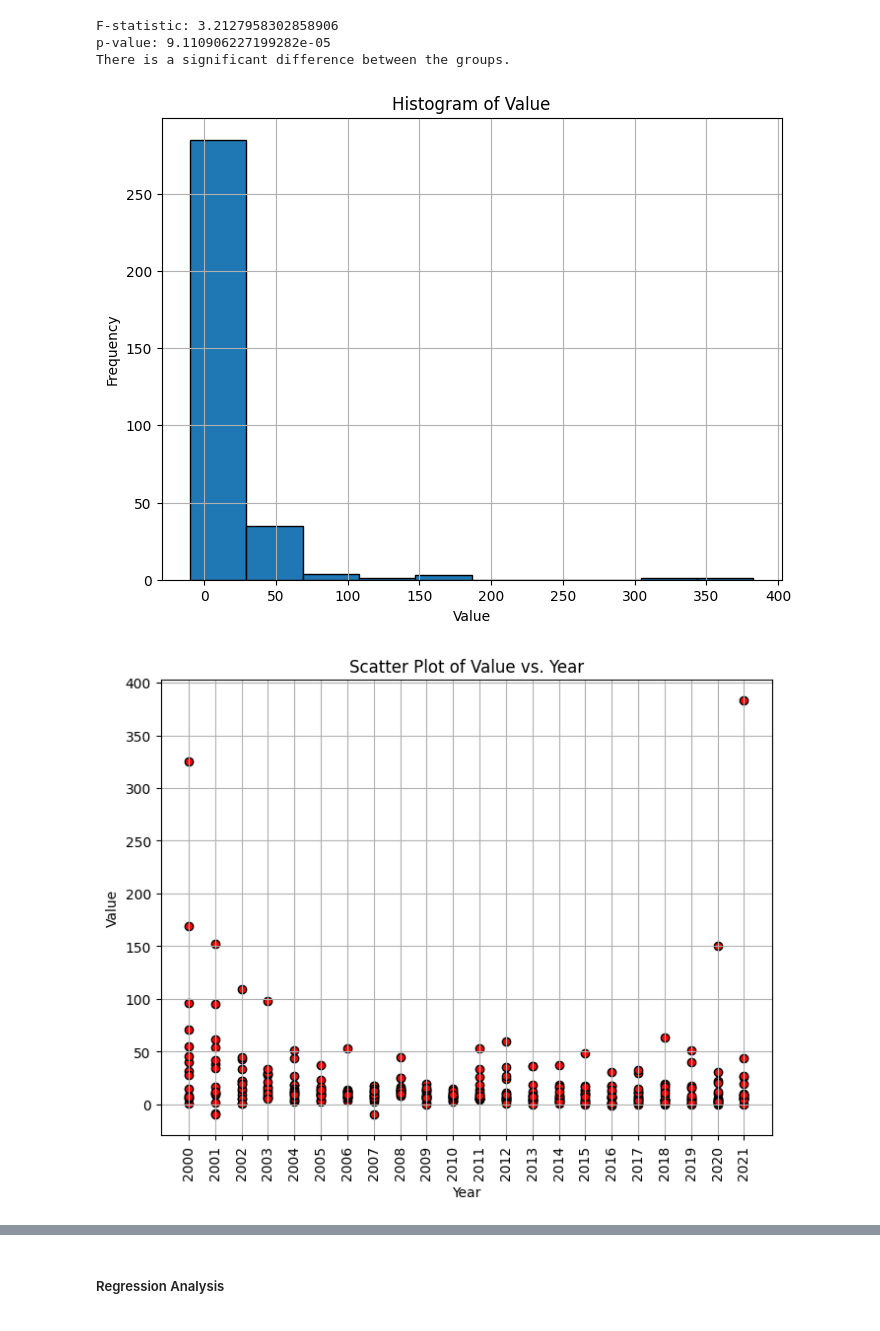
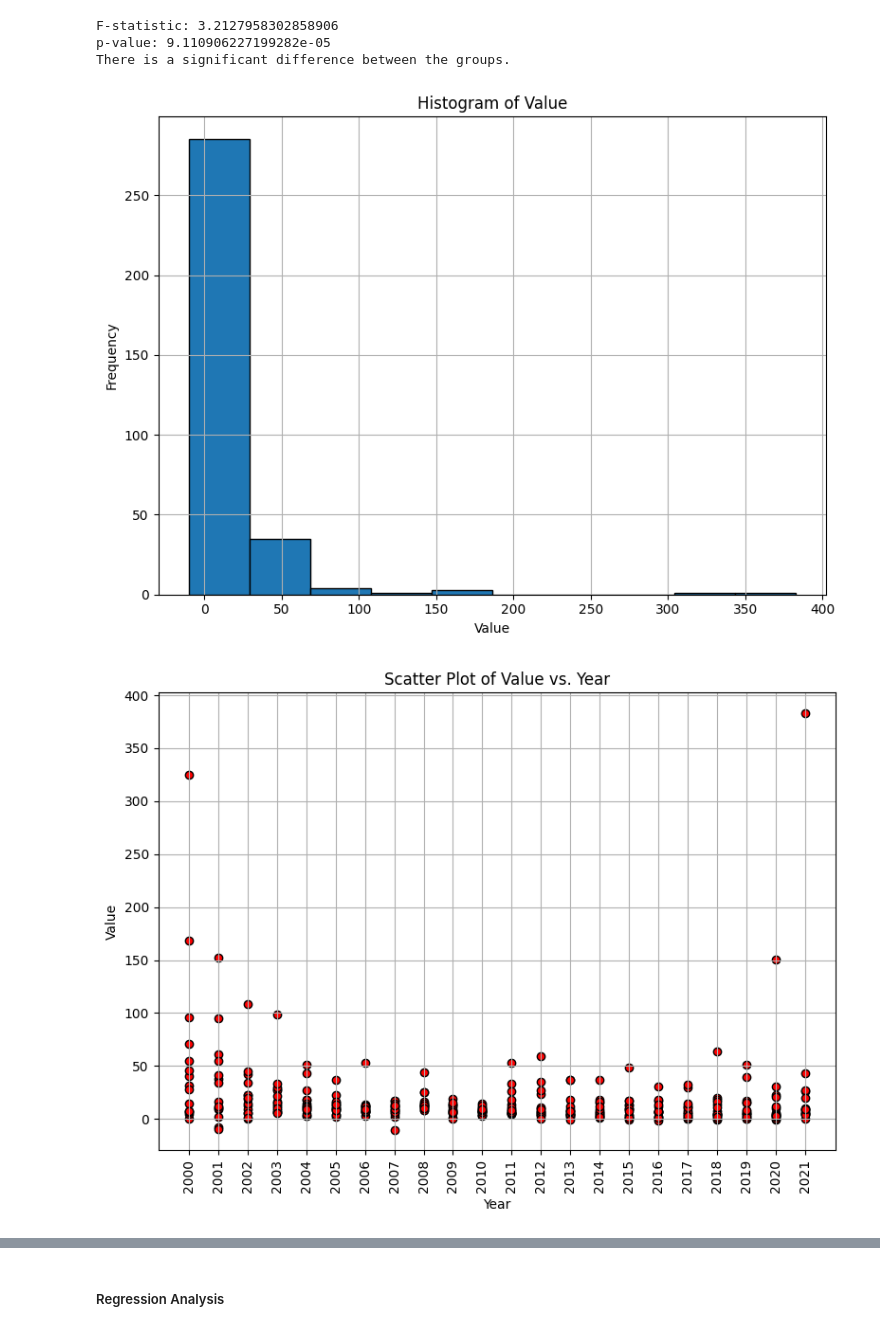
Before and after one commit to porallapradhyumna/Stock_prize_Prediction, a Jupyter notebook: EDA/EDA_Infliation.ipynb, the cells around one changed output, grey strips where cells are left out. Saved outputs shown, nothing was run; the diff lists cells and outputs as text; code cells hidden in the pictures.

```diff
--- a/EDA/EDA_Infliation.ipynb
+++ b/EDA/EDA_Infliation.ipynb
@@ -34,6 +30,10 @@ D:\Programs\DeepLearing\Stock_prize_Prediction\Data\Stocks.xlsx
 # %% [markdown]
 ### Common Preprocessing and Analysis functions
 # %%
+def Save_plot(f_name):
+    plt.tight_layout()
+    plt.savefig(f"D:\Programs\DeepLearing\Stock_prize_Prediction\Plots\Infliation_plots\{f_name}.pdf", bbox_inches='tight')
+    return
 def Plot_inactive_years(df):
     nan_counts = df.isnull().sum()
     nan_counts_years = nan_counts[[str(i) for i in range(1960,2022)]]
@@ -43,6 +43,7 @@ def Plot_inactive_years(df):
     plt.xlabel("Years")
     plt.ylabel("Count of NaN Values")
     plt.title("# of inactive countries in each year")
+    Save_plot("Count of NaN Values")
     plt.show()
 
 def Plot_Line_plot_multiple_cols(df,cols):
@@ -50,7 +51,7 @@ def Plot_Line_plot_multiple_cols(df,cols):
         marker = np.random.choice(['o', 's', '^', 'D',"v","2","1"])
         plt.plot(df.index, df[col], label=col.upper(), marker=marker)
     plt.legend()
-    plt.show()
+
 
 
 def Row_wise_describe(df):
@@ -313,23 +321,26 @@ There is a significant difference between the groups.
 # %%
 plt.figure(figsize=(8, 6))
 plt.hist(box_plt_df_melted["Value"], bins=10, edgecolor="black")
 plt.xlabel("Value")
 plt.ylabel("Frequency")
 plt.title("Histogram of Value")
+Save_plot("Histogram of Value")
 plt.grid(True)
 plt.show()
 
 plt.figure(figsize=(8, 6))
 plt.scatter(box_plt_df_melted["Year"], box_plt_df_melted["Value"], c="red", edgecolors="black")
 plt.xlabel("Year")
 plt.ylabel("Value")
 plt.xticks(rotation="vertical")
 plt.title("Scatter Plot of Value vs. Year")
+Save_plot("Scatter Plot of Value vs. Year")
+
 plt.grid(True)
 plt.show()
 # %% [output]
-[figure, old version]
+[figure, new version]
-[figure, old version]
+[figure, new version]
 # %%
 plt.figure(figsize=(10, 6))
 sns.boxplot(data=box_plt_df_melted,x='Value',hue='Country_Code')
```
Also changed, not shown: parts of 10 cells of this notebook, 28 other files.
